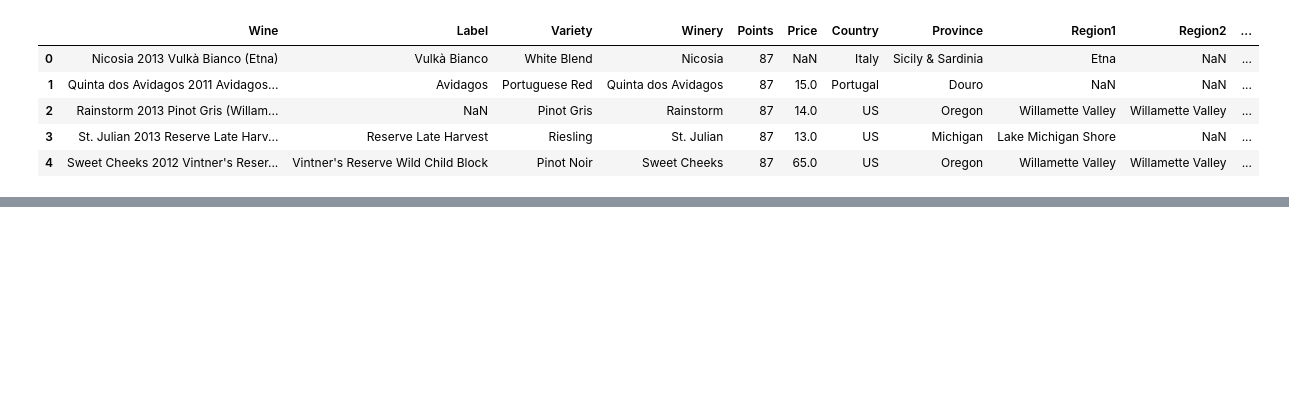
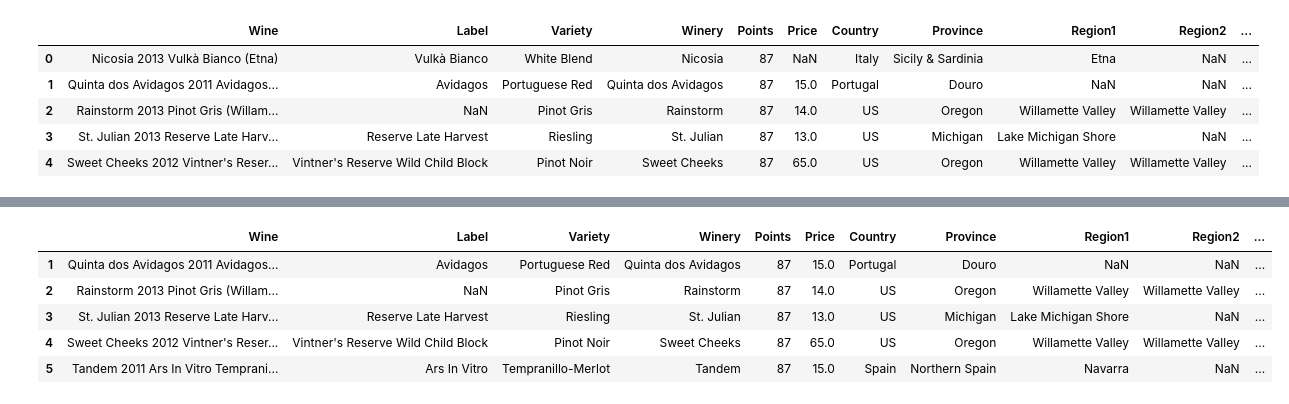
Before and after one commit to maggielavery/Group-Project-1, a Jupyter notebook: Untitled.ipynb, the cells around one changed output, grey strips where cells are left out. Saved outputs shown, nothing was run; the diff lists cells and outputs as text; code cells hidden in the pictures; blank space fills up the shorter version.

```diff
--- a/Untitled.ipynb
+++ b/Untitled.ipynb
@@ -71,0 +65,11 @@ organized_wine_data = organized_wine_data["Price"].dropna()
+# %%
+#Re-organize to drop if any "Price" values in the row are 'nan'
+reorganized_wine_data = organized_wine_data.dropna(axis=0, subset=['Price'])
+reorganized_wine_data.head()
+# %% [output]
+|  | Wine | Label | Variety | Winery | Points | Price | Country | Province | Region1 | Region2 | ... |
+| 1 | Quinta dos Avidagos 2011 Avidagos... | Avidagos | Portuguese Red | Quinta dos Avidagos | 87 | 15.0 | Portugal | Douro | NaN | NaN | ... |
+| 2 | Rainstorm 2013 Pinot Gris (Willam... | NaN | Pinot Gris | Rainstorm | 87 | 14.0 | US | Oregon | Willamette Valley | Willamette Valley | ... |
+| 3 | St. Julian 2013 Reserve Late Harv... | Reserve Late Harvest | Riesling | St. Julian | 87 | 13.0 | US | Michigan | Lake Michigan Shore | NaN | ... |
+| 4 | Sweet Cheeks 2012 Vintner's Reser... | Vintner's Reserve Wild Child Block | Pinot Noir | Sweet Cheeks | 87 | 65.0 | US | Oregon | Willamette Valley | Willamette Valley | ... |
+| 5 | Tandem 2011 Ars In Vitro Temprani... | Ars In Vitro | Tempranillo-Merlot | Tandem | 87 | 15.0 | Spain | Northern Spain | Navarra | NaN | ... |
```
Also changed, not shown: parts of 18 cells of this notebook.
